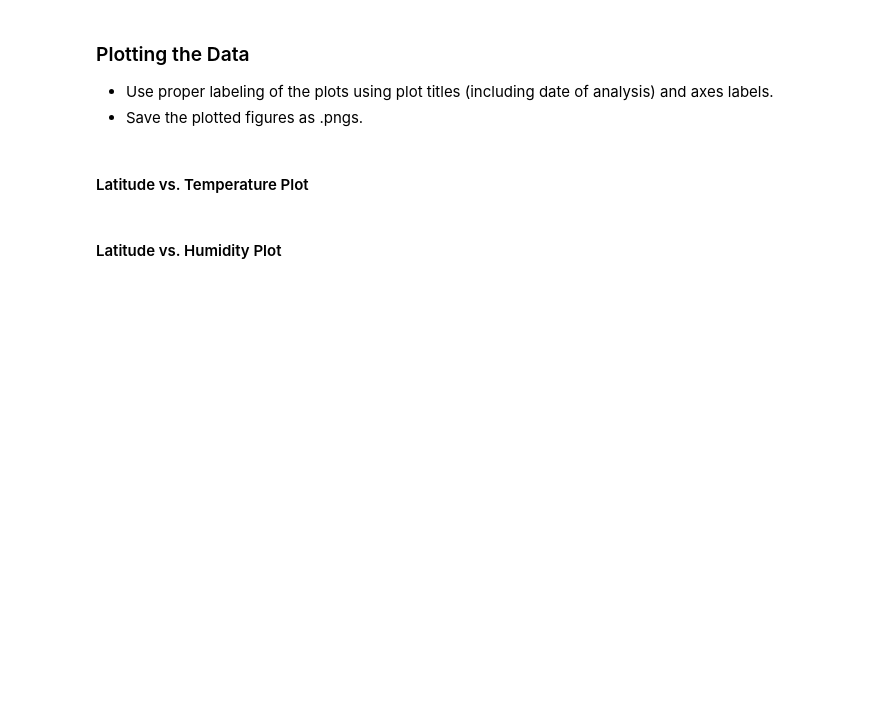
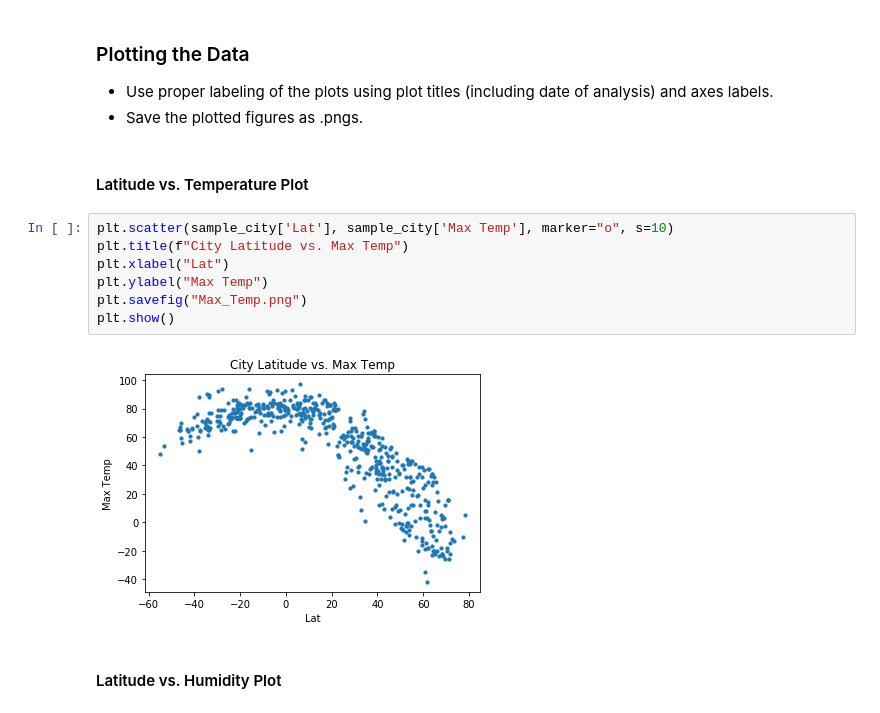
Before and after one commit to Lachman1313/Weather-Py, a Jupyter notebook: WeatherPy.ipynb, the cells around one changed output. Cells and saved outputs as stored; diff of their text form; blank space fills up the shorter version.

Commit message:
Add files via upload
Added graphs

```diff
--- a/WeatherPy.ipynb
+++ b/WeatherPy.ipynb
@@ -158,5 +158,14 @@ sample_city.to_csv('sample_city.csv')
 * Save the plotted figures as .pngs.
 # %% [markdown]
 #### Latitude vs. Temperature Plot
+# %%
+plt.scatter(sample_city['Lat'], sample_city['Max Temp'], marker="o", s=10)
+plt.title(f"City Latitude vs. Max Temp")
+plt.xlabel("Lat")
+plt.ylabel("Max Temp")
+plt.savefig("Max_Temp.png")
+plt.show()
+# %% [output]
+[figure, added]
 # %% [markdown]
 #### Latitude vs. Humidity Plot
```
Also changed, not shown: parts of 6 cells of this notebook.
